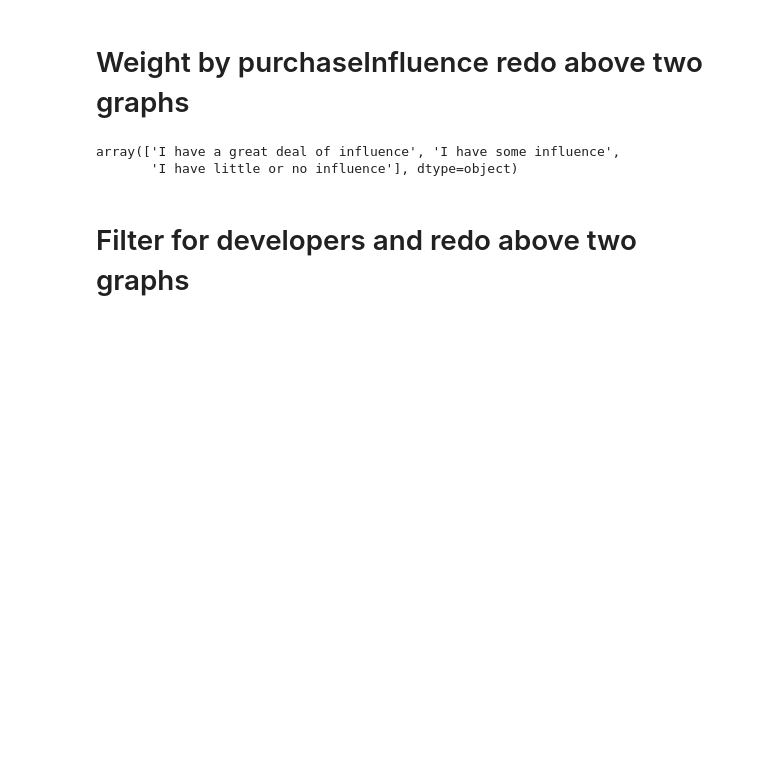
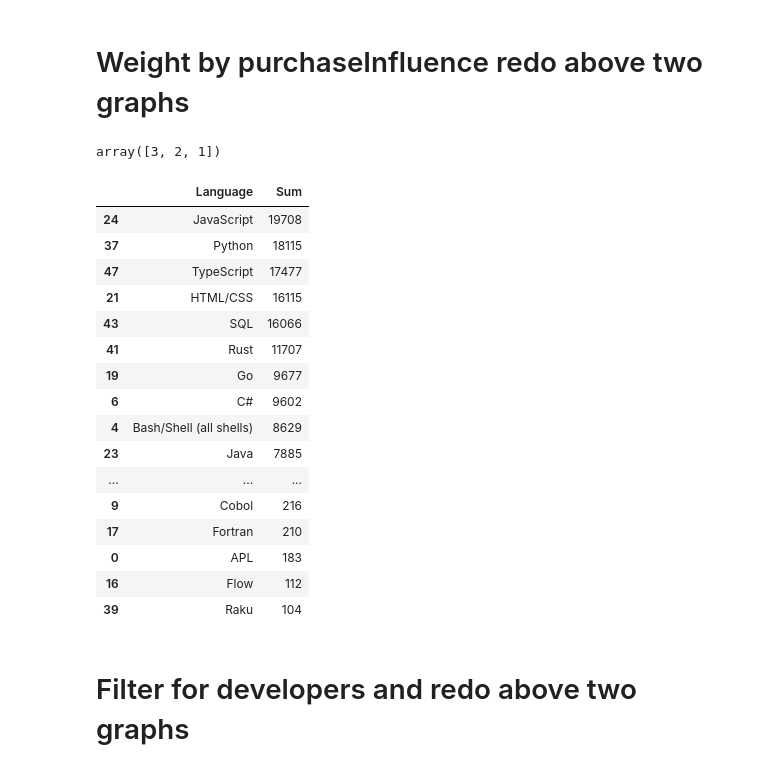
Before and after one commit to SarthakHa/stackoverflow-data-2023, a Jupyter notebook: analysis.ipynb, the cells around one changed output. Cells and saved outputs as stored; diff of their text form; code cells hidden in the pictures; blank space fills up the shorter version.

Commit message:
made weighted sum graph, will worry about proportion later

```diff
--- a/analysis.ipynb
+++ b/analysis.ipynb
@@ -555,10 +555,48 @@ purchase_influence_mapping = {"I have a great deal of influence" : 3, "I have so
 purchase_influence_df = online_learners.copy(deep=True)
 purchase_influence_df = purchase_influence_df.dropna(subset=["PurchaseInfluence"])
 purchase_influence_df["PurchaseInfluence"].unique()
-purchase_influence_df["PurchaseInfluence"] = online_learners.apply(lambda x:purchase_influence_mapping[x["PurchaseInfluence"]], axis=1)
+purchase_influence_df["PurchaseInfluence"] = purchase_influence_df["PurchaseInfluence"].map(purchase_influence_mapping)
 purchase_influence_df["PurchaseInfluence"].unique()
 # %% [output]
-array(['I have a great deal of influence', 'I have some influence',
-       'I have little or no influence'], dtype=object)
+array([3, 2, 1])
+# %%
+langs = {}
+k = 0
+lang_names = []
+sums = []
+
+# Assuming online_learners is a DataFrame
+for i in purchase_influence_df.columns:
+    if "LanguageWantToWorkWith=" in i:
+        lang_names.append(i)
+        purchase_influence_df[i] = purchase_influence_df[i]*purchase_influence_df["PurchaseInfluence"]
+        weighted_sum = purchase_influence_df[i].sum()
+        sums.append(weighted_sum)
+
+langs['Language'] = lang_names
+langs['Sum'] = sums
+
+influence_weighted_df = pd.DataFrame(want_language)
+influence_weighted_df = influence_weighted_df.sort_values(by='Sum', ascending=False)
+influence_weighted_df['Language'] = influence_weighted_df['Language'].str.replace('LanguageWantToWorkWith=', '', )
+influence_weighted_df
+# %% [output]
+|  | Language | Sum |
+| 24 | JavaScript | 19708 |
+| 37 | Python | 18115 |
+| 47 | TypeScript | 17477 |
+| 21 | HTML/CSS | 16115 |
+| 43 | SQL | 16066 |
+| 41 | Rust | 11707 |
+| 19 | Go | 9677 |
+| 6 | C# | 9602 |
+| 4 | Bash/Shell (all shells) | 8629 |
+| 23 | Java | 7885 |
+| ... | ... | ... |
+| 9 | Cobol | 216 |
+| 17 | Fortran | 210 |
+| 0 | APL | 183 |
+| 16 | Flow | 112 |
+| 39 | Raku | 104 |
 # %% [markdown]
 # Filter for developers and redo above two graphs
```
Also changed, not shown: parts of 4 cells of this notebook.
